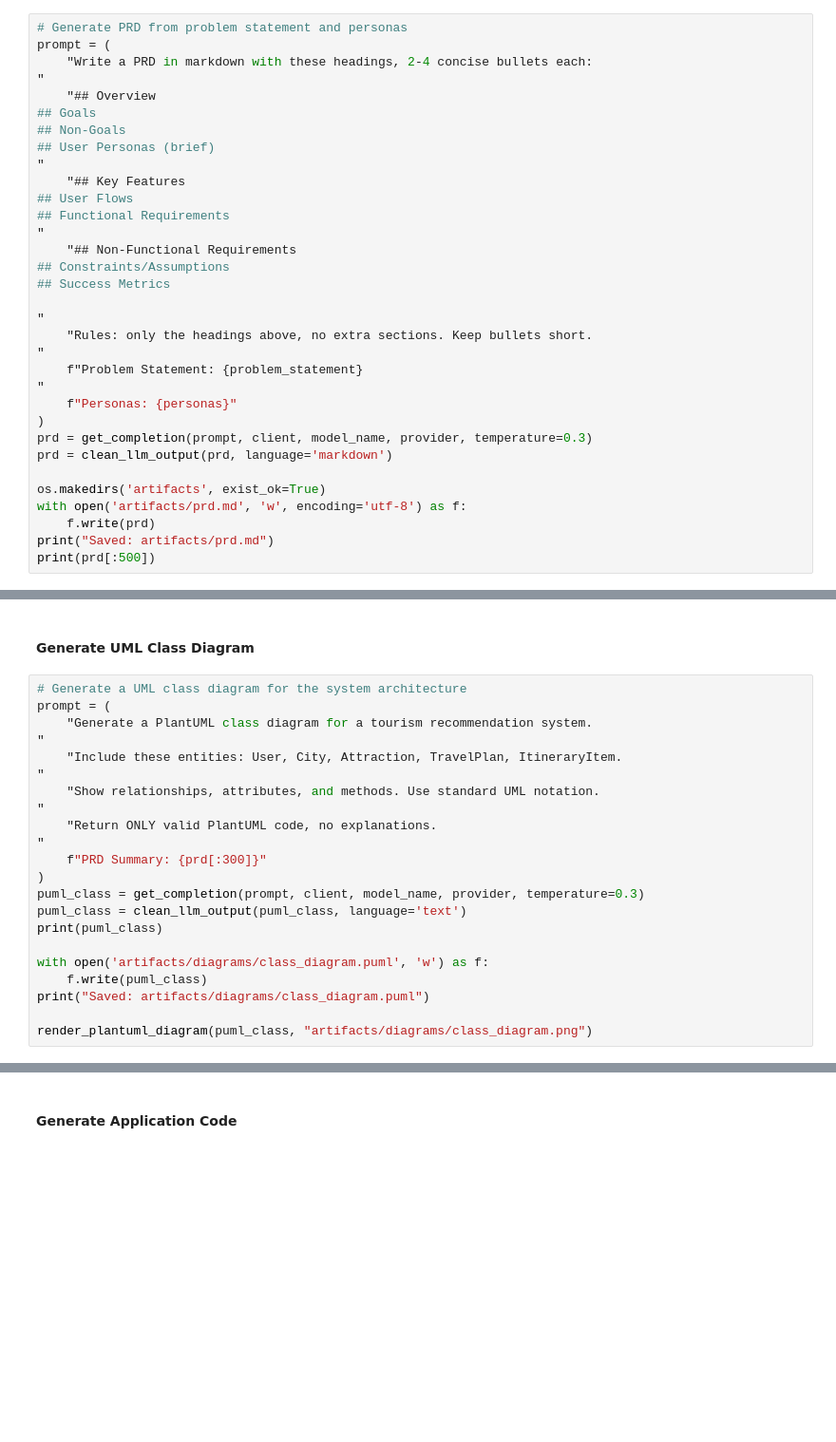
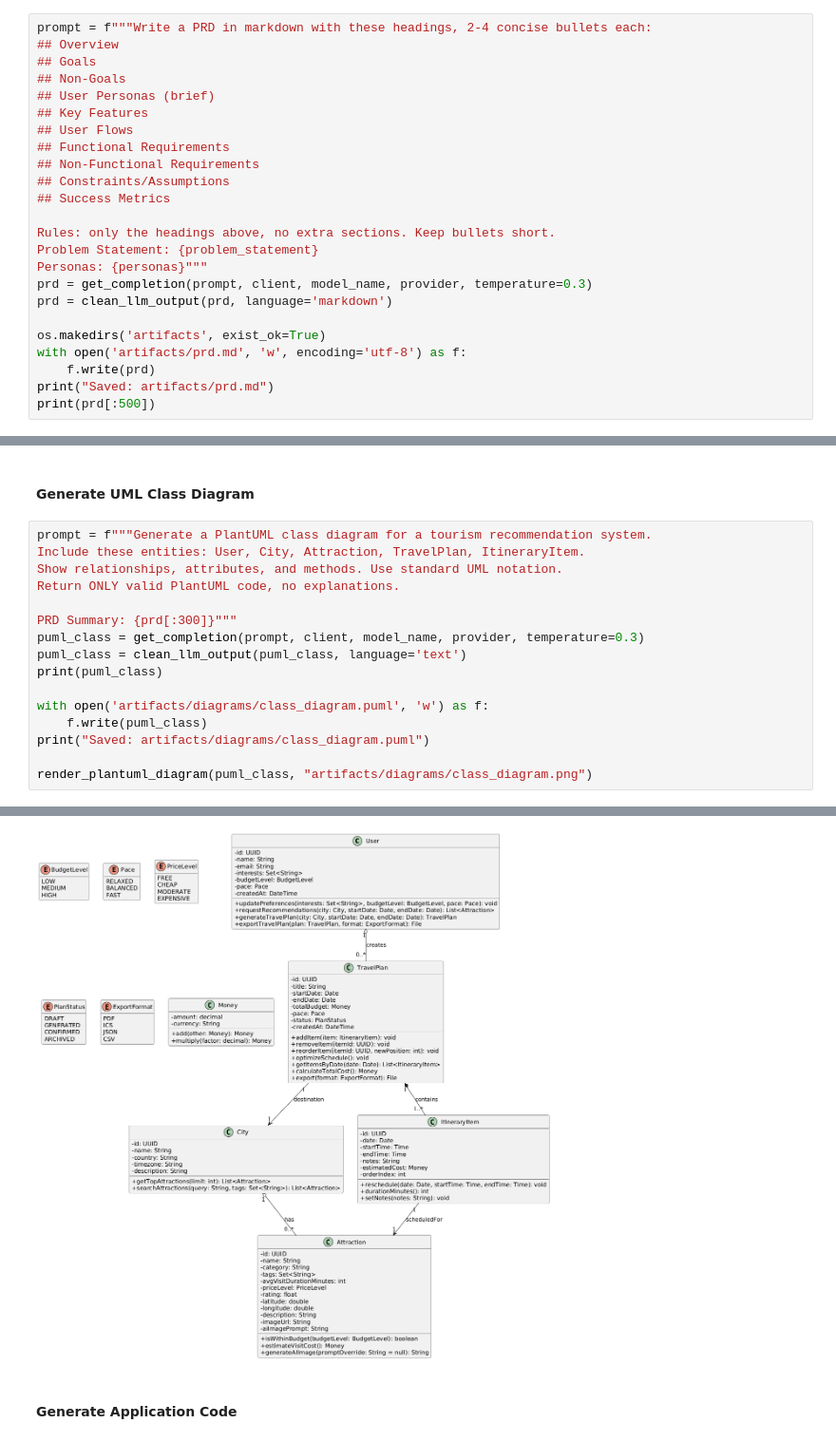
Before and after one commit to Anon-Tokyo9527/DTS114coursework, a Jupyter notebook: Task1/tourism_cw.ipynb, the cells around one changed output, grey strips where cells are left out. Shown at 95% size. Cells and saved outputs as stored; diff of their text form; blank space fills up the shorter version.

```diff
--- a/Task1/tourism_cw.ipynb
+++ b/Task1/tourism_cw.ipynb
@@ -73,30 +97,21 @@ print(personas)
 # %% [markdown]
 #### Generate Product Requirements Document
 # %%
-# Generate PRD from problem statement and personas
-prompt = (
-    "Write a PRD in markdown with these headings, 2-4 concise bullets each:
-"
-    "## Overview
+prompt = f"""Write a PRD in markdown with these headings, 2-4 concise bullets each:
+## Overview
 ## Goals
 ## Non-Goals
 ## User Personas (brief)
-"
-    "## Key Features
+## Key Features
 ## User Flows
 ## Functional Requirements
-"
-    "## Non-Functional Requirements
+## Non-Functional Requirements
 ## Constraints/Assumptions
 ## Success Metrics
 
-"
-    "Rules: only the headings above, no extra sections. Keep bullets short.
-"
-    f"Problem Statement: {problem_statement}
-"
-    f"Personas: {personas}"
-)
+Rules: only the headings above, no extra sections. Keep bullets short.
+Problem Statement: {problem_statement}
+Personas: {personas}"""
 prd = get_completion(prompt, client, model_name, provider, temperature=0.3)
 prd = clean_llm_output(prd, language='markdown')
 
@@ -182,18 +218,12 @@ render_plantuml_diagram(puml_uc, "artifacts/diagrams/use_case.png")
 # %% [markdown]
 #### Generate UML Class Diagram
 # %%
-# Generate a UML class diagram for the system architecture
-prompt = (
-    "Generate a PlantUML class diagram for a tourism recommendation system.
-"
-    "Include these entities: User, City, Attraction, TravelPlan, ItineraryItem.
-"
-    "Show relationships, attributes, and methods. Use standard UML notation.
-"
-    "Return ONLY valid PlantUML code, no explanations.
-"
-    f"PRD Summary: {prd[:300]}"
-)
+prompt = f"""Generate a PlantUML class diagram for a tourism recommendation system.
+Include these entities: User, City, Attraction, TravelPlan, ItineraryItem.
+Show relationships, attributes, and methods. Use standard UML notation.
+Return ONLY valid PlantUML code, no explanations.
+
+PRD Summary: {prd[:300]}"""
 puml_class = get_completion(prompt, client, model_name, provider, temperature=0.3)
 puml_class = clean_llm_output(puml_class, language='text')
 print(puml_class)
@@ -203,3 +233,4 @@ with open('artifacts/diagrams/class_diagram.puml', 'w') as f:
 print("Saved: artifacts/diagrams/class_diagram.puml")
 
 render_plantuml_diagram(puml_class, "artifacts/diagrams/class_diagram.png")
+# %% [output]
@@ -206,3 +254,4 @@ render_plantuml_diagram(puml_class, "artifacts/diagrams/class_diagram.png")
+[figure, added]
 # %% [markdown]
 #### Generate Application Code
 # %%
```
Also changed, not shown: parts of 19 cells of this notebook, 1 other file.
